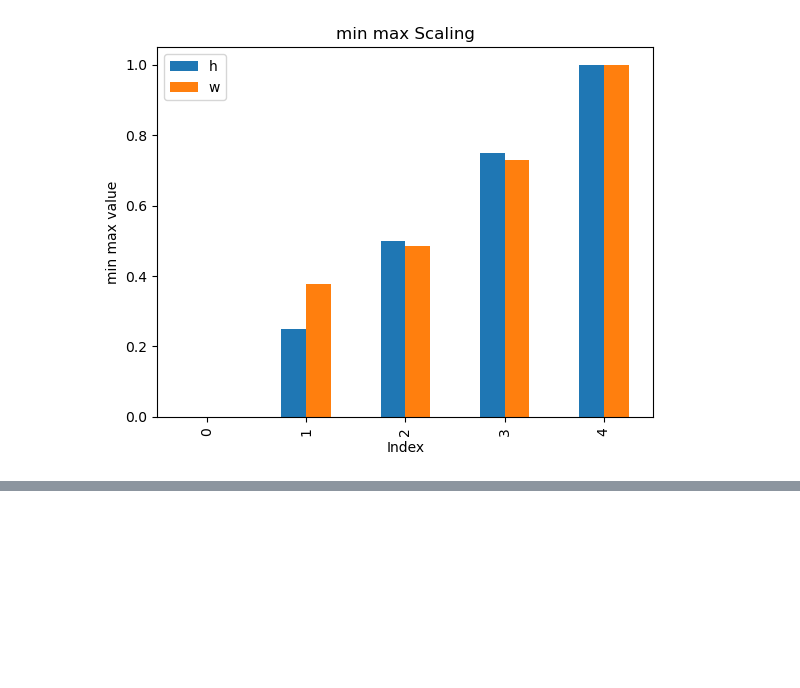
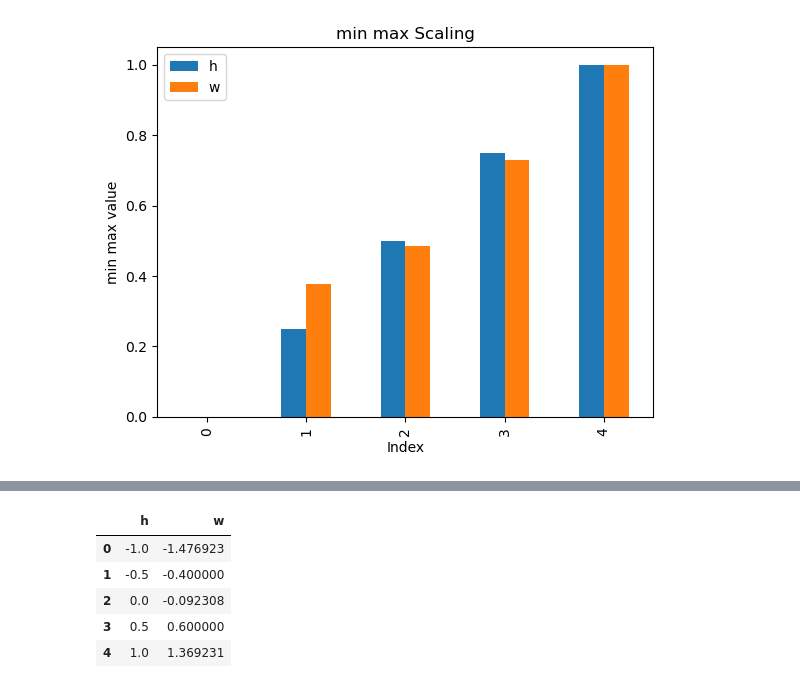
Before and after one commit to kazrkb/ml-modules, a Jupyter notebook: m-3/m-3.ipynb, the cells around one changed output, grey strips where cells are left out. Drawn from its saved outputs; the diff is of its cells as text; code cells hidden in the pictures; blank space fills up the shorter version.

Commit message:
robust scaling

```diff
--- a/m-3/m-3.ipynb
+++ b/m-3/m-3.ipynb
@@ -72,0 +83,11 @@ plt.show()
+# %%
+iqr = df.quantile(0.75) - df.quantile(0.25)
+robust = (df - df.mean())/iqr
+robust
+# %% [output]
+|  | h | w |
+| 0 | -1.0 | -1.476923 |
+| 1 | -0.5 | -0.400000 |
+| 2 | 0.0 | -0.092308 |
+| 3 | 0.5 | 0.600000 |
+| 4 | 1.0 | 1.369231 |
```
Also changed, not shown: parts of 1 cell of this notebook.
